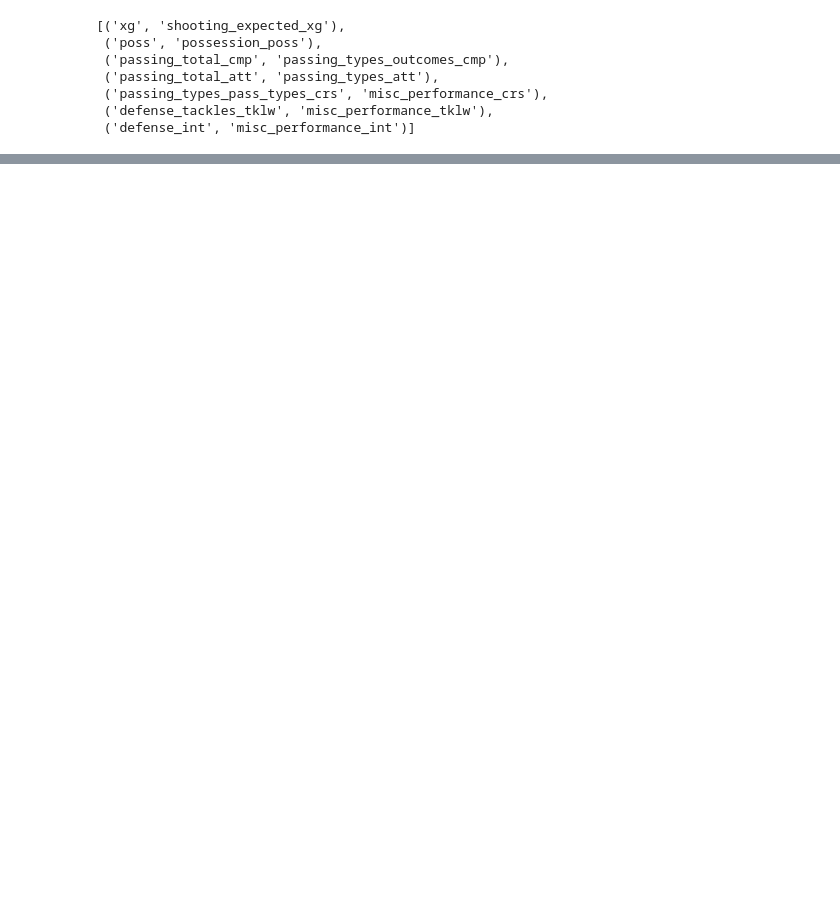
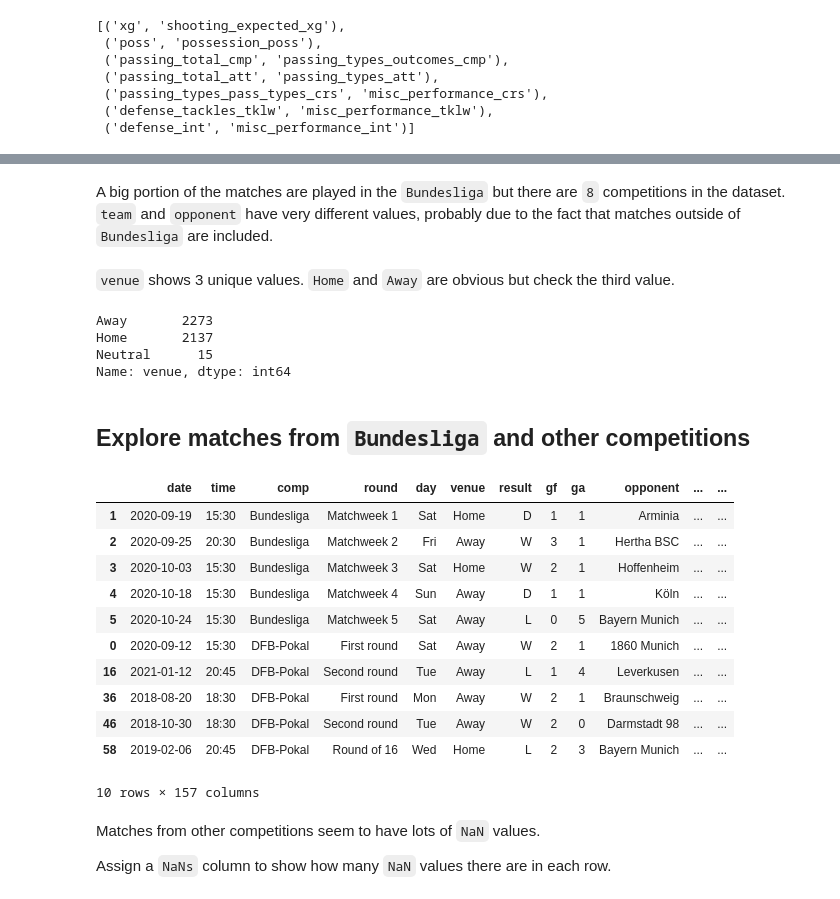
Before and after one commit to stoyanK7/football-prediction, a Jupyter notebook: data_engineering/3.cleaning.ipynb, the cells around one changed output, grey strips where cells are left out. Drawn from its saved outputs; the diff is of its cells as text; code cells hidden in the pictures; blank space fills up the shorter version.

```diff
--- a/data_engineering/3.cleaning.ipynb
+++ b/data_engineering/3.cleaning.ipynb
@@ -173,3 +164,3 @@ Drop `match_report` column as it contains a link to the match report which is no
 # %%
-regex_of_columns_to_remove = '.+_(comp|round|day|venue|result|gf|ga|opponent)|match_report|notes'
+regex_of_columns_to_remove = '.+_(comp|round|day|venue|result|opponent|match_report|gf|ga)'
 matches_df.drop(matches_df.filter(regex=regex_of_columns_to_remove).columns, axis=1, inplace=True)
@@ -178,6 +167,6 @@ The columns above were simple to spot, but there could be other ones that contai
 # %%
-list_of_equal_cols = [(i, j) for i,j in combinations(matches_df, 2) if matches_df[i].equals(matches_df[j])]
-list_of_equal_cols
+remaining_equal_cols = get_list_of_equal_cols(matches_df)
+remaining_equal_cols
 # %% [output]
 [('xg', 'shooting_expected_xg'),
  ('poss', 'possession_poss'),
@@ -191,3 +180,3 @@ Pick the second item from each tuple and drop it from the dataframe.
 # %%
-cols_to_drop = [item[1] for item in list_of_equal_cols]
+cols_to_drop = [item[1] for item in remaining_equal_cols]
 matches_df.drop(cols_to_drop, axis=1, inplace=True)
@@ -225,0 +246,8 @@ matches_df.to_csv(f'{clean_data_path}/bundesliga_matches.csv', index=False)
+# %%
+matches_df['gf'] = matches_df['gf'].str.split(' ').str[0]
+matches_df['gf'] = matches_df['gf'].str.split('.').str[0]
+matches_df['gf'] = matches_df['gf'].astype('int')
+
+matches_df['ga'] = matches_df['ga'].str.split(' ').str[0]
+matches_df['ga'] = matches_df['ga'].str.split('.').str[0]
+matches_df['ga'] = matches_df['ga'].astype('int')
@@ -225,0 +281,37 @@ matches_df.to_csv(f'{clean_data_path}/bundesliga_matches.csv', index=False)
+# %% [markdown]
+A big portion of the matches are played in the `Bundesliga` but there are `8` competitions in the dataset.
+`team` and `opponent` have very different values, probably due to the fact that matches outside of `Bundesliga` are included.
+# %% [markdown]
+`venue` shows 3 unique values. `Home` and `Away` are obvious but check the third value.
+# %%
+matches_df['venue'].value_counts()
+# %% [output]
+Away       2273
+Home       2137
+Neutral      15
+Name: venue, dtype: int64
+# %% [markdown]
+## Explore matches from `Bundesliga` and other competitions
+# %%
+bundesliga_matches_df = matches_df[matches_df['comp'] == 'Bundesliga'].head()
+other_matches_df = matches_df[matches_df['comp'] != 'Bundesliga'].head()
+
+combined_df = pd.concat([bundesliga_matches_df, other_matches_df])
+combined_df
+# %% [output]
+|  | date | time | comp | round | day | venue | result | gf | ga | opponent | ... | ... |
+| 1 | 2020-09-19 | 15:30 | Bundesliga | Matchweek 1 | Sat | Home | D | 1 | 1 | Arminia | ... | ... |
+| 2 | 2020-09-25 | 20:30 | Bundesliga | Matchweek 2 | Fri | Away | W | 3 | 1 | Hertha BSC | ... | ... |
+| 3 | 2020-10-03 | 15:30 | Bundesliga | Matchweek 3 | Sat | Home | W | 2 | 1 | Hoffenheim | ... | ... |
+| 4 | 2020-10-18 | 15:30 | Bundesliga | Matchweek 4 | Sun | Away | D | 1 | 1 | Köln | ... | ... |
+| 5 | 2020-10-24 | 15:30 | Bundesliga | Matchweek 5 | Sat | Away | L | 0 | 5 | Bayern Munich | ... | ... |
+| 0 | 2020-09-12 | 15:30 | DFB-Pokal | First round | Sat | Away | W | 2 | 1 | 1860 Munich | ... | ... |
+| 16 | 2021-01-12 | 20:45 | DFB-Pokal | Second round | Tue | Away | L | 1 | 4 | Leverkusen | ... | ... |
+| 36 | 2018-08-20 | 18:30 | DFB-Pokal | First round | Mon | Away | W | 2 | 1 | Braunschweig | ... | ... |
+| 46 | 2018-10-30 | 18:30 | DFB-Pokal | Second round | Tue | Away | W | 2 | 0 | Darmstadt 98 | ... | ... |
+| 58 | 2019-02-06 | 20:45 | DFB-Pokal | Round of 16 | Wed | Home | L | 2 | 3 | Bayern Munich | ... | ... |
+10 rows × 157 columns
+# %% [markdown]
+Matches from other competitions seem to have lots of `NaN` values.
+
+Assign a `NaNs` column to show how many `NaN` values there are in each row.
```
Also changed, not shown: parts of 64 cells of this notebook.
